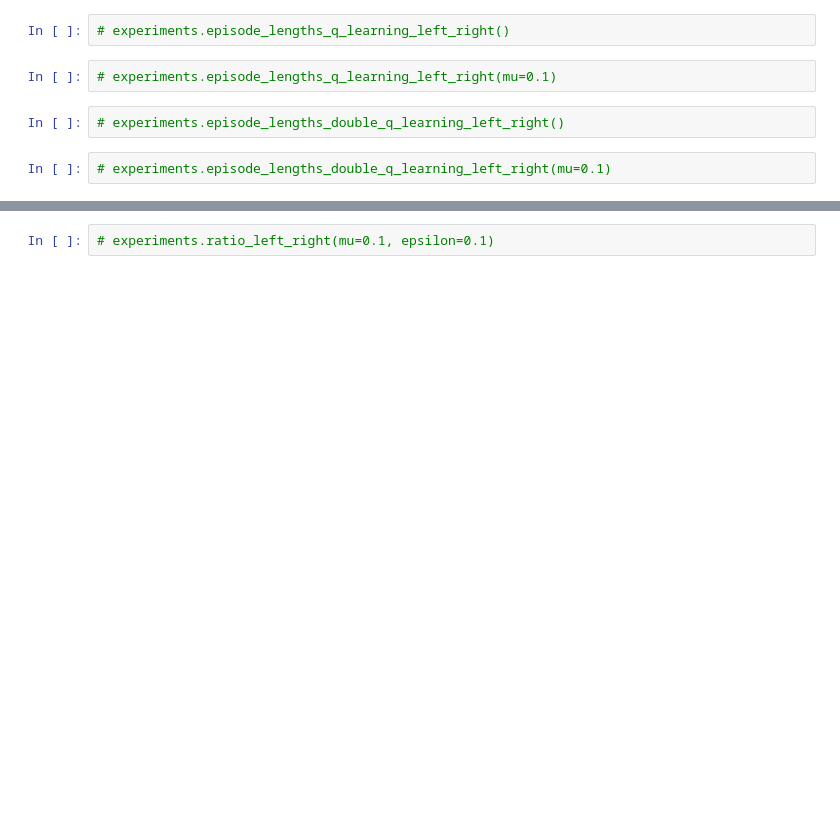
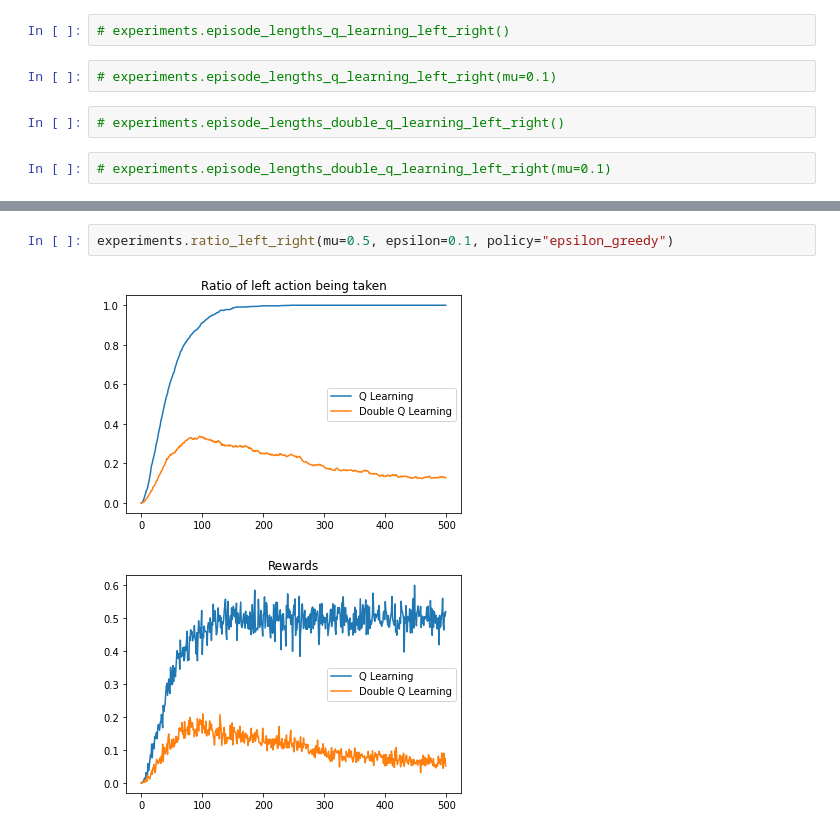
Before and after one commit to ThijsKuipers1995/RL_project, a Jupyter notebook: results.ipynb, the cells around one changed output, grey strips where cells are left out. Cells and saved outputs as stored; diff of their text form; blank space fills up the shorter version.

```diff
--- a/results.ipynb
+++ b/results.ipynb
@@ -33,2 +36,5 @@ experiments.episode_lengths_double_q_learning_stochastic()
 # %%
-# experiments.ratio_left_right(mu=0.1, epsilon=0.1)
+experiments.ratio_left_right(mu=0.5, epsilon=0.1, policy="epsilon_greedy")
+# %% [output]
+[figure, added]
+[figure, added]
```
Also changed, not shown: parts of 10 cells of this notebook, 1 other file.
